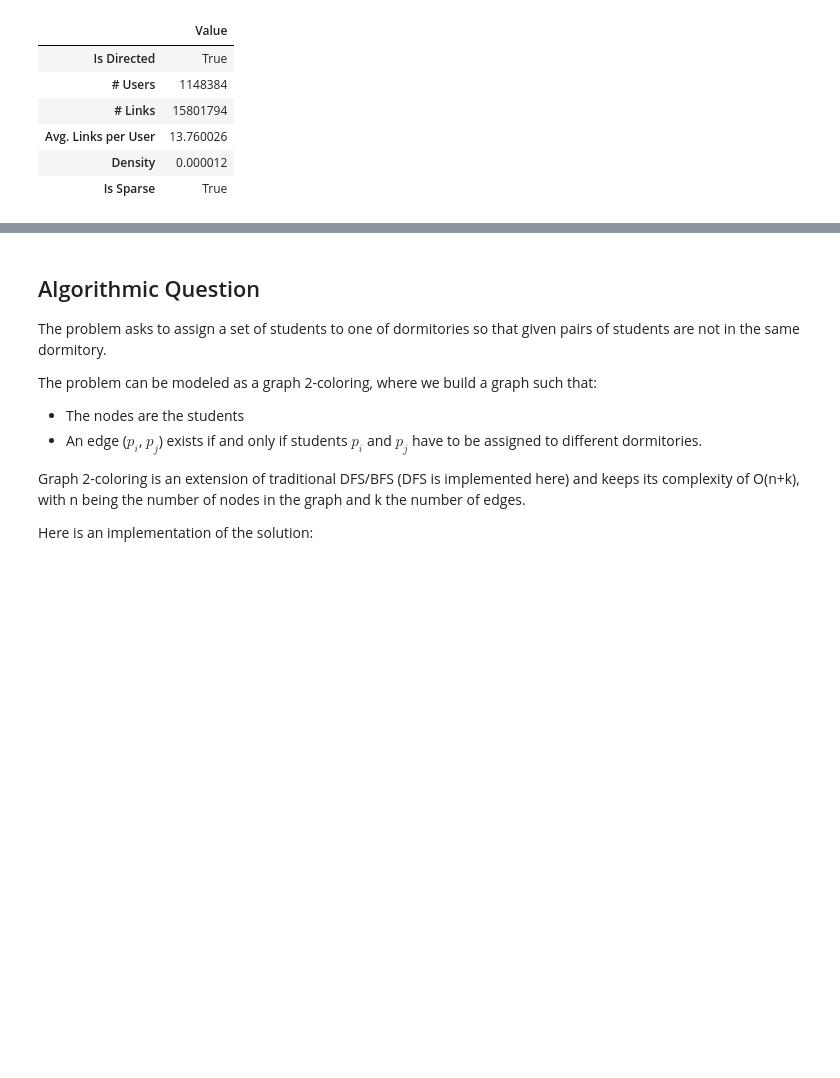
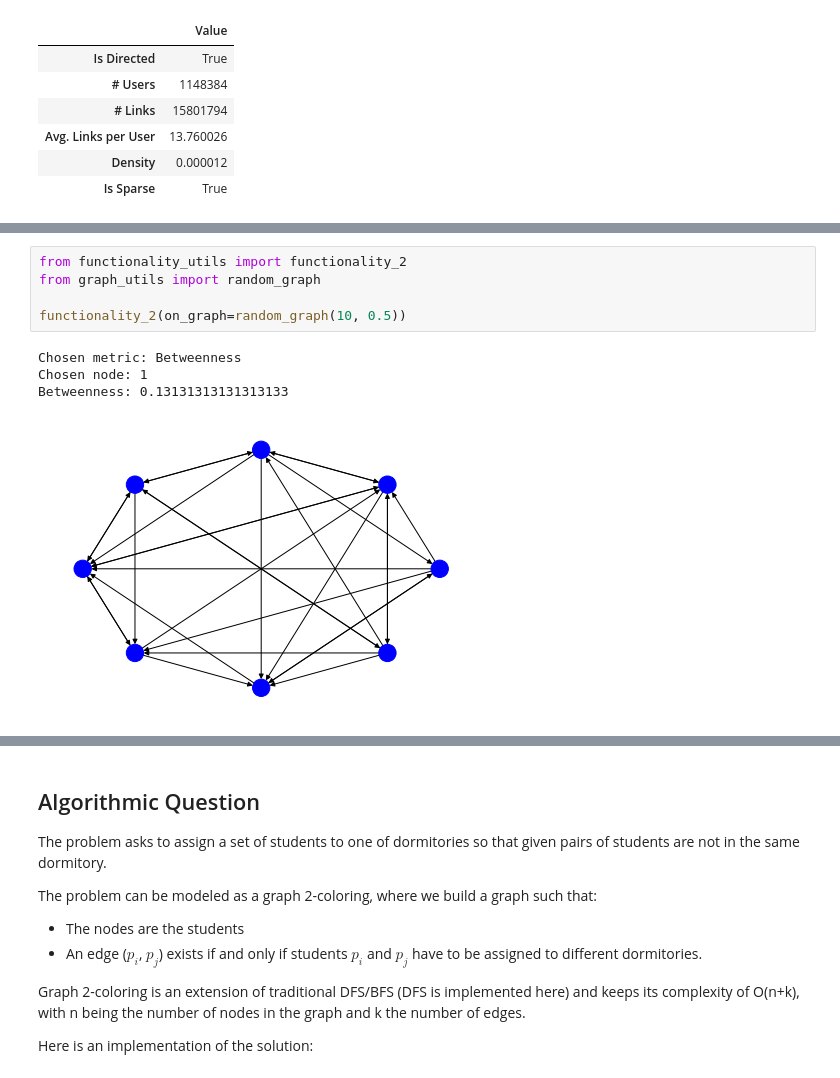
Before and after one commit to micferr/ADM_HW5, a Jupyter notebook: main.ipynb, the cells around one changed output, grey strips where cells are left out. Cells and saved outputs as stored; diff of their text form; blank space fills up the shorter version.

```diff
--- a/main.ipynb
+++ b/main.ipynb
@@ -61,0 +70,10 @@ functionality_1()
+# %%
+from functionality_utils import functionality_2
+from graph_utils import random_graph
+
+functionality_2(on_graph=random_graph(10, 0.5))
+# %% [output]
+Chosen metric: Betweenness
+Chosen node: 1
+Betweenness: 0.13131313131313133
+[figure, added]
```
Also changed, not shown: parts of 13 cells of this notebook, 4 other files.
